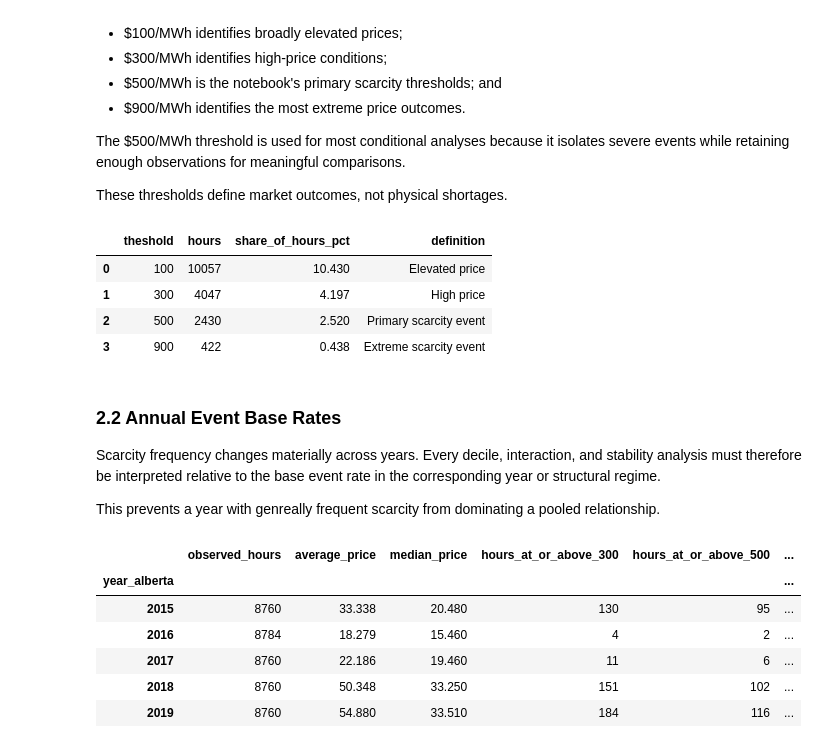
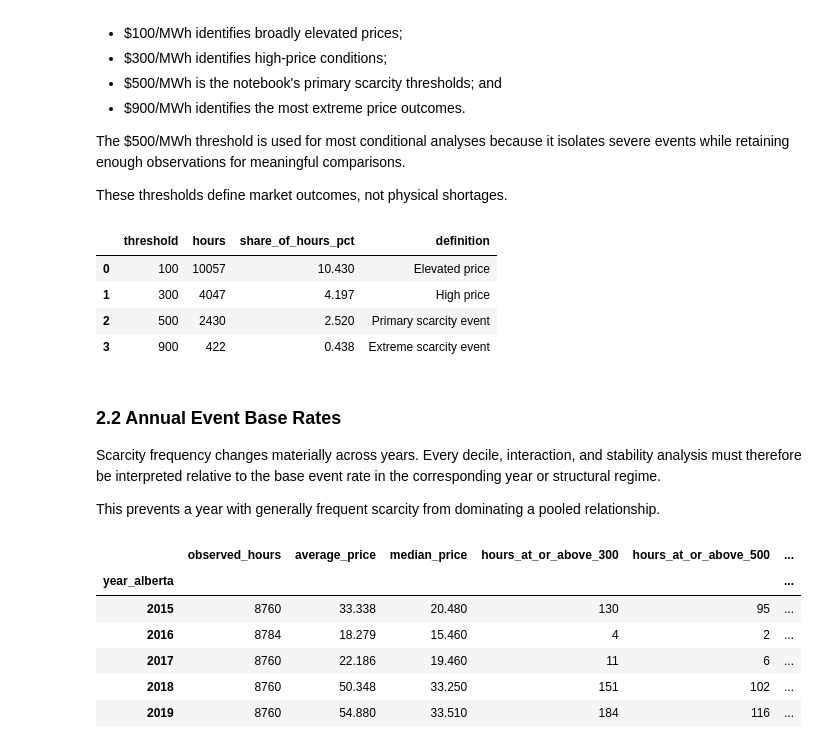
Before and after one commit to bhasein/alberta_power_markets_project, a Jupyter notebook: notebooks/02_Scarcity_Regimes.ipynb, the cells around one changed output. Saved outputs shown, nothing was run; the diff lists cells and outputs as text; code cells hidden in the pictures.

Commit message:
Finalize scarcity regimes analysis

```diff
--- a/notebooks/02_Scarcity_Regimes.ipynb
+++ b/notebooks/02_Scarcity_Regimes.ipynb
@@ -691,35 +857,35 @@ These thresholds define market outcomes, not physical shortages.
 # ---------------------------------------------------------------------
 # Summarize scarcity outcomes across thresholds
 # ---------------------------------------------------------------------
 
 event_summary = pd.DataFrame({
-    'theshold': PRICE_THRESHOLDS,
+    'threshold': PRICE_THRESHOLDS,
 
     'hours': [
         scarcity_features[
             f'price_at_or_above_{threshold}'
         ].sum()
         for threshold in PRICE_THRESHOLDS
     ],
 
     'share_of_hours_pct': [
         scarcity_features[
             f'price_at_or_above_{threshold}'
         ].mean() * 100
         for threshold in PRICE_THRESHOLDS
     ],
 })
 
 event_summary['definition'] = [
     'Elevated price',
     'High price',
     'Primary scarcity event',
     'Extreme scarcity event',
 ]
 
 display(event_summary.round(3))
 # %% [output]
-|  | theshold | hours | share_of_hours_pct | definition |
+|  | threshold | hours | share_of_hours_pct | definition |
 | 0 | 100 | 10057 | 10.430 | Elevated price |
 | 1 | 300 | 4047 | 4.197 | High price |
 | 2 | 500 | 2430 | 2.520 | Primary scarcity event |
@@ -729,7 +895,7 @@ display(event_summary.round(3))
 
 Scarcity frequency changes materially across years. Every decile, interaction, and stability analysis must therefore be interpreted relative to the base event rate in the corresponding year or structural regime.
 
-This prevents a year with genreally frequent scarcity from dominating a pooled relationship.
+This prevents a year with generally frequent scarcity from dominating a pooled relationship.
 # %%
 # ---------------------------------------------------------------------
 # Calculate annual event counts and base rates
```
Also changed, not shown: parts of 48 cells of this notebook, 1 other file.
